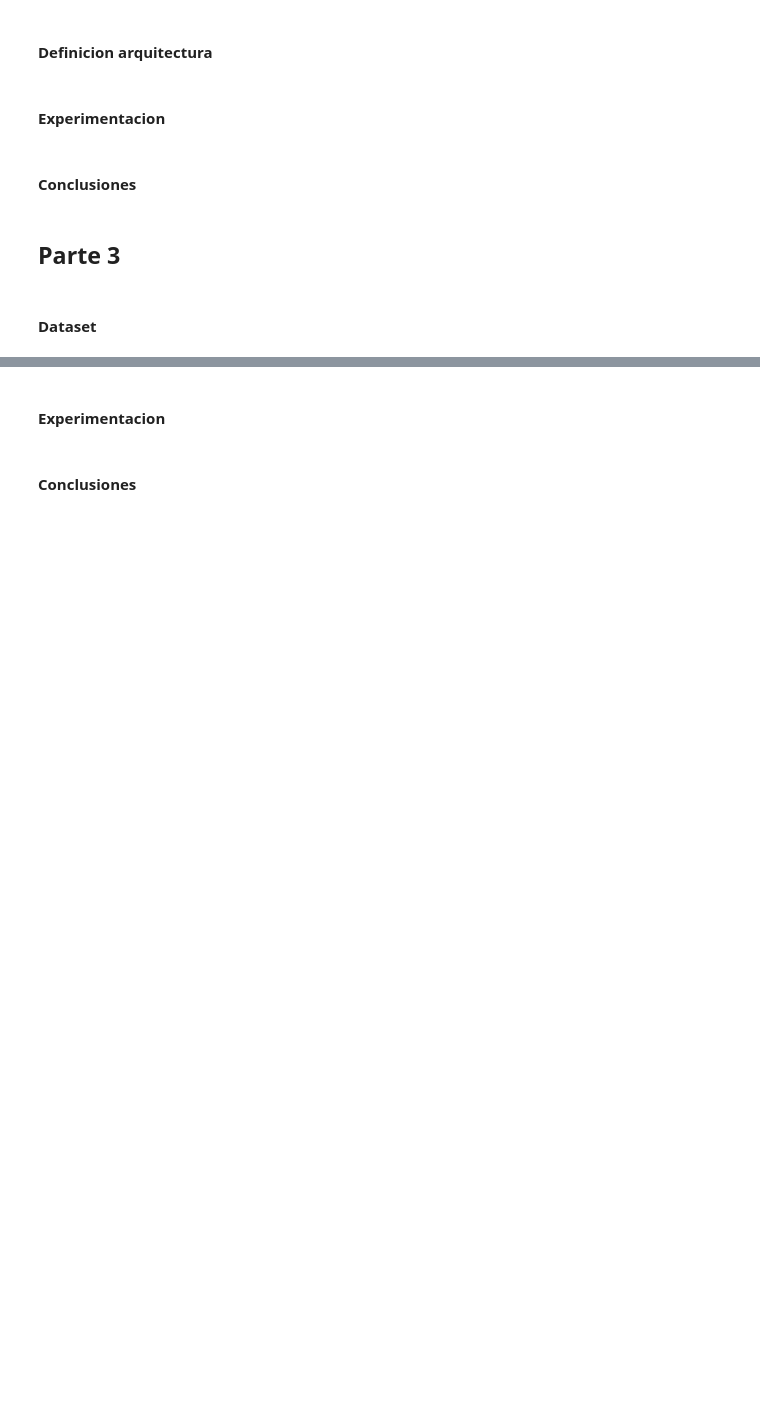
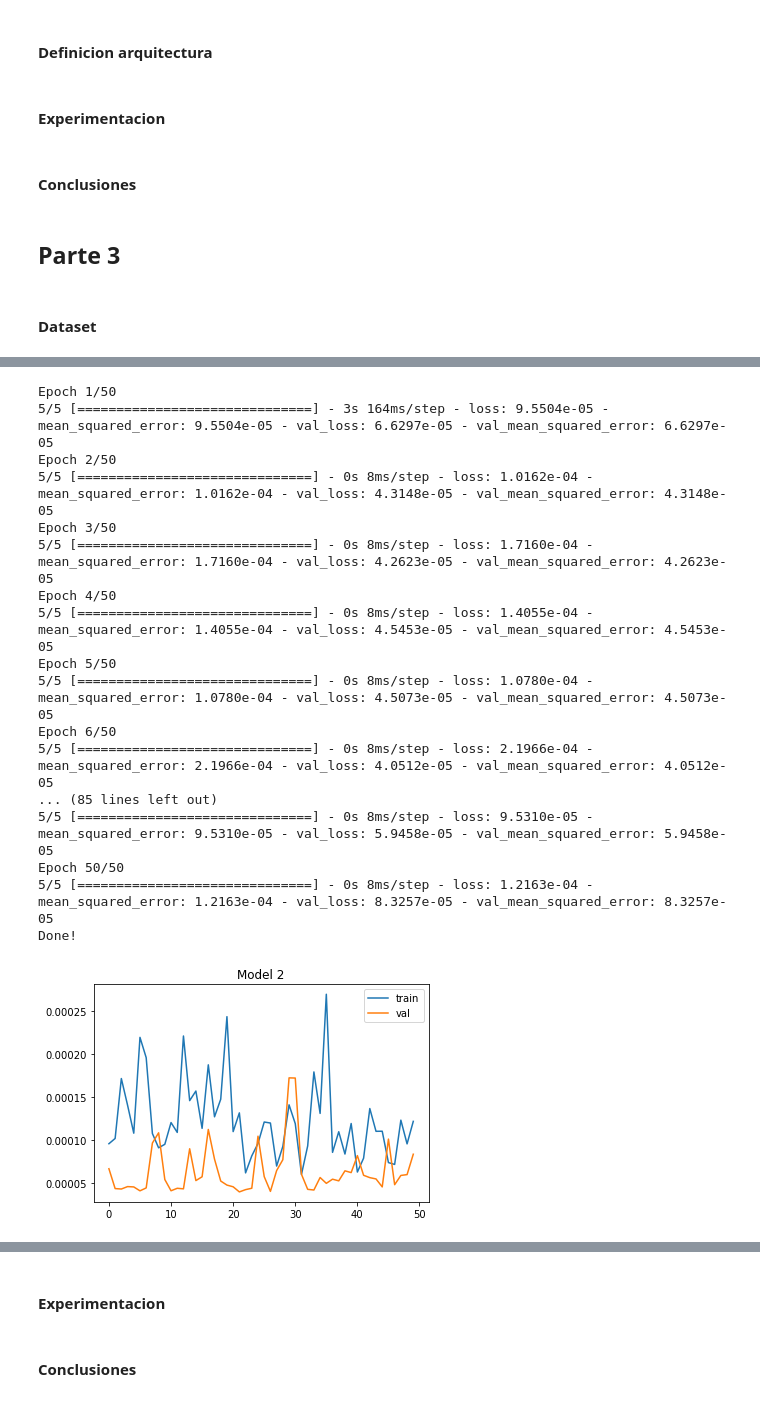
Before and after one commit to ricardojmv85/StatisticalLearningII, a Jupyter notebook: proyecto_final/Proyecto Final.ipynb, the cells around one changed output, grey strips where cells are left out. Saved outputs shown, nothing was run; the diff lists cells and outputs as text; code cells hidden in the pictures; blank space fills up the shorter version.

```diff
--- a/proyecto_final/Proyecto Final.ipynb
+++ b/proyecto_final/Proyecto Final.ipynb
@@ -778,0 +885,33 @@ plt.show()
+# %%
+model2 = Sequential()
+model2.add(LSTM(5, input_shape=(1, x_window)))
+model2.add(Dense(32, activation = 'relu'))
+model2.add(Dense(16, activation = 'relu'))
+model2.add(Dropout(0.2))
+model2.add(Dense(1, activation='linear'))
+# %%
+model2_hist = train(model2, [x_train, y_train], [x_test, y_test], 64, 'adam', 'mean_squared_error', 50, 'lstm5_dense32relu_dense16relu_dropout2_denselinear')
+plt.plot(model2_hist.history['loss'], label='train')
+plt.plot(model2_hist.history['val_loss'], label='val')
+plt.title('Model 2')
+plt.legend()
+plt.show()
+# %% [output]
+Epoch 1/50
+5/5 [==============================] - 3s 164ms/step - loss: 9.5504e-05 - mean_squared_error: 9.5504e-05 - val_loss: 6.6297e-05 - val_mean_squared_error: 6.6297e-05
+Epoch 2/50
+5/5 [==============================] - 0s 8ms/step - loss: 1.0162e-04 - mean_squared_error: 1.0162e-04 - val_loss: 4.3148e-05 - val_mean_squared_error: 4.3148e-05
+Epoch 3/50
+5/5 [==============================] - 0s 8ms/step - loss: 1.7160e-04 - mean_squared_error: 1.7160e-04 - val_loss: 4.2623e-05 - val_mean_squared_error: 4.2623e-05
+Epoch 4/50
+5/5 [==============================] - 0s 8ms/step - loss: 1.4055e-04 - mean_squared_error: 1.4055e-04 - val_loss: 4.5453e-05 - val_mean_squared_error: 4.5453e-05
+Epoch 5/50
+5/5 [==============================] - 0s 8ms/step - loss: 1.0780e-04 - mean_squared_error: 1.0780e-04 - val_loss: 4.5073e-05 - val_mean_squared_error: 4.5073e-05
+Epoch 6/50
+5/5 [==============================] - 0s 8ms/step - loss: 2.1966e-04 - mean_squared_error: 2.1966e-04 - val_loss: 4.0512e-05 - val_mean_squared_error: 4.0512e-05
+... (85 lines left out)
+5/5 [==============================] - 0s 8ms/step - loss: 9.5310e-05 - mean_squared_error: 9.5310e-05 - val_loss: 5.9458e-05 - val_mean_squared_error: 5.9458e-05
+Epoch 50/50
+5/5 [==============================] - 0s 8ms/step - loss: 1.2163e-04 - mean_squared_error: 1.2163e-04 - val_loss: 8.3257e-05 - val_mean_squared_error: 8.3257e-05
+Done!
+[figure, added]
```
Also changed, not shown: parts of 16 cells of this notebook, 11 other files.
